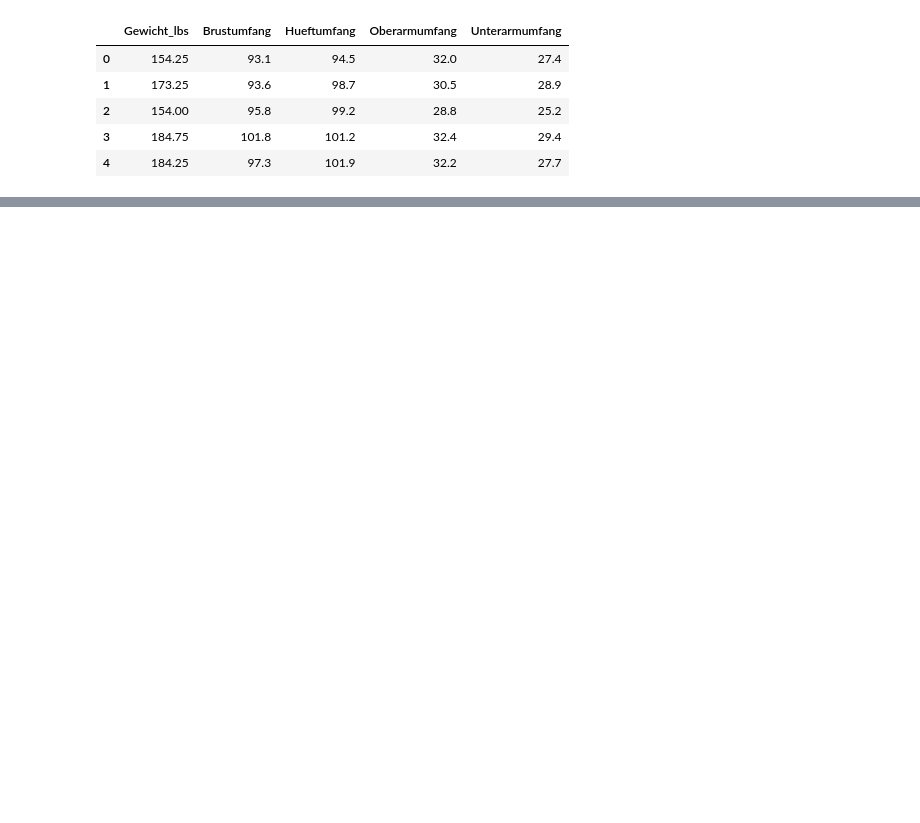
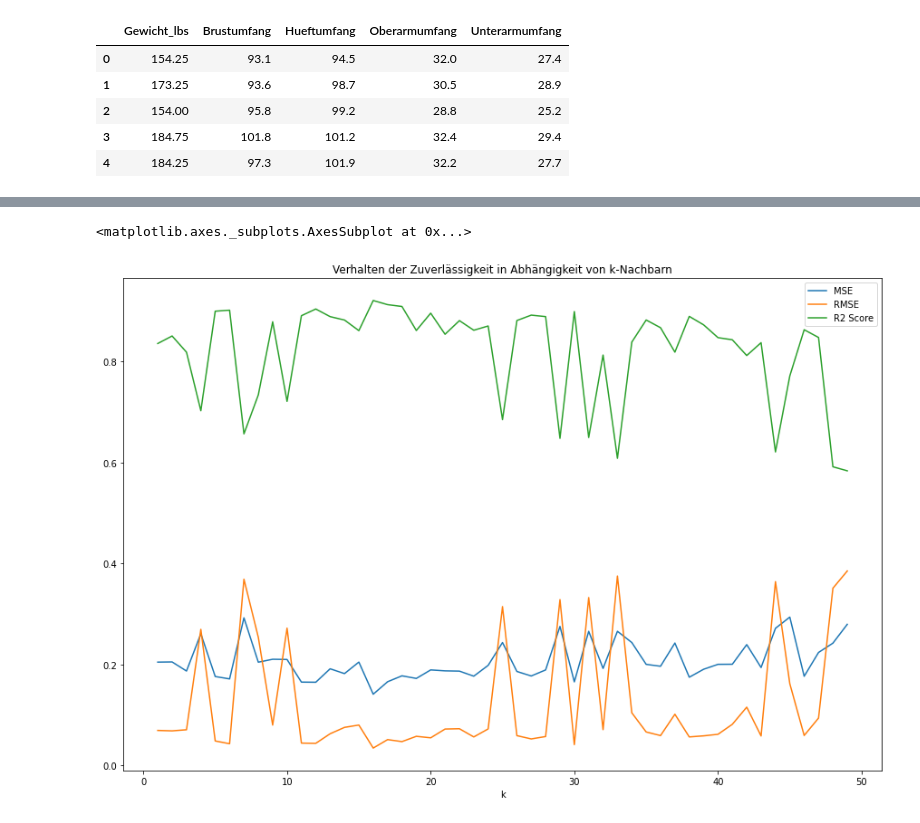
Before and after one commit to lvlanson/data_mining, a Jupyter notebook: Praktikum_3/Praktikum_3_Aufgabe_4.ipynb, the cells around one changed output, grey strips where cells are left out. Saved outputs shown, nothing was run; the diff lists cells and outputs as text; code cells hidden in the pictures; blank space fills up the shorter version.

```diff
--- a/Praktikum_3/Praktikum_3_Aufgabe_4.ipynb
+++ b/Praktikum_3/Praktikum_3_Aufgabe_4.ipynb
@@ -282,0 +320,5 @@ R2 Score:  0.9192124257792279
+# %%
+df_eval.loc[df_eval['Name'] == "Quantile Transformer"].plot(x="k", figsize=(15,10), title="Verhalten der Zuverlässigkeit in Abhängigkeit von k-Nachbarn")
+# %% [output]
+<matplotlib.axes._subplots.AxesSubplot at 0x...>
+[figure, added]
```
Also changed, not shown: parts of 7 cells of this notebook.
